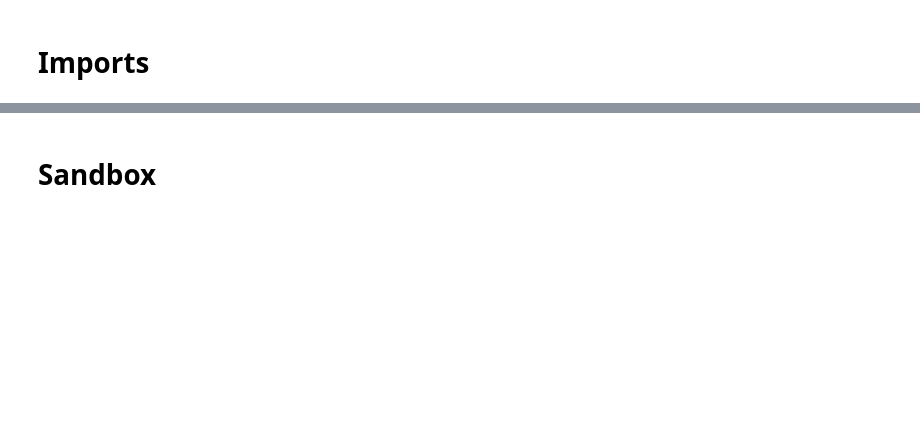
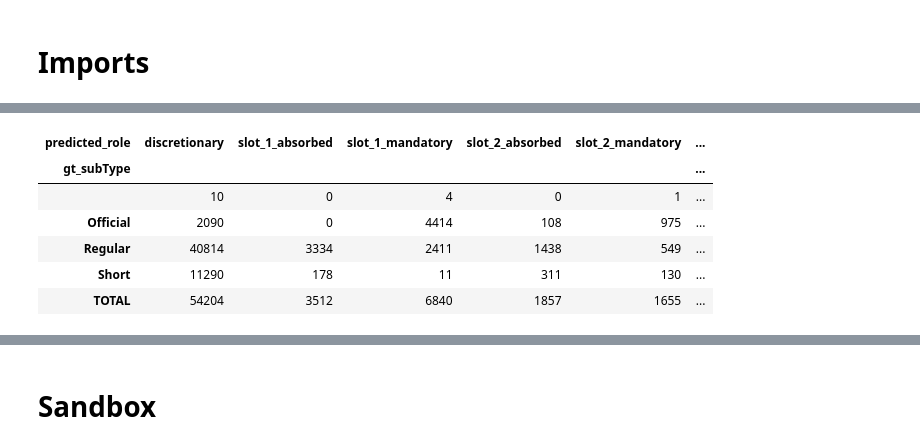
Before and after one commit to akseldkw07/NBA-Timeout-Impact, a Jupyter notebook: Notebooks/TV-Timeout-Injection.ipynb, the cells around one changed output, grey strips where cells are left out. Saved outputs shown, nothing was run; the diff lists cells and outputs as text; code cells hidden in the pictures; blank space fills up the shorter version.

```diff
--- a/Notebooks/TV-Timeout-Injection.ipynb
+++ b/Notebooks/TV-Timeout-Injection.ipynb
@@ -108,0 +176,10 @@ compare_configs(memo, [POST_2017, *PRE_2017_CANDIDATES])
+# %%
+confusion
+# %% [output]
+| predicted_role | discretionary | slot_1_absorbed | slot_1_mandatory | slot_2_absorbed | slot_2_mandatory | ... |
+| gt_subType |  |  |  |  |  | ... |
+|  | 10 | 0 | 4 | 0 | 1 | ... |
+| Official | 2090 | 0 | 4414 | 108 | 975 | ... |
+| Regular | 40814 | 3334 | 2411 | 1438 | 549 | ... |
+| Short | 11290 | 178 | 11 | 311 | 130 | ... |
+| TOTAL | 54204 | 3512 | 6840 | 1857 | 1655 | ... |
```
Also changed, not shown: parts of 22 cells of this notebook, 4 other files.
